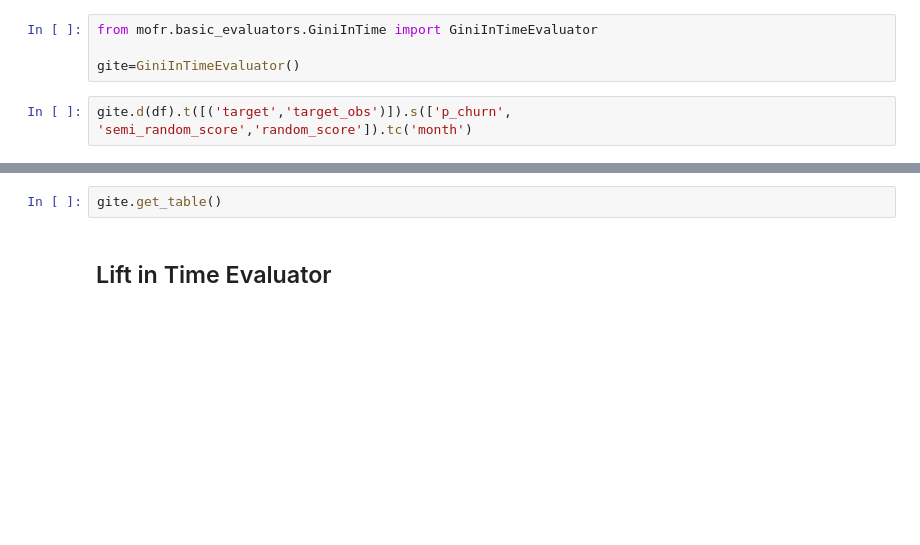
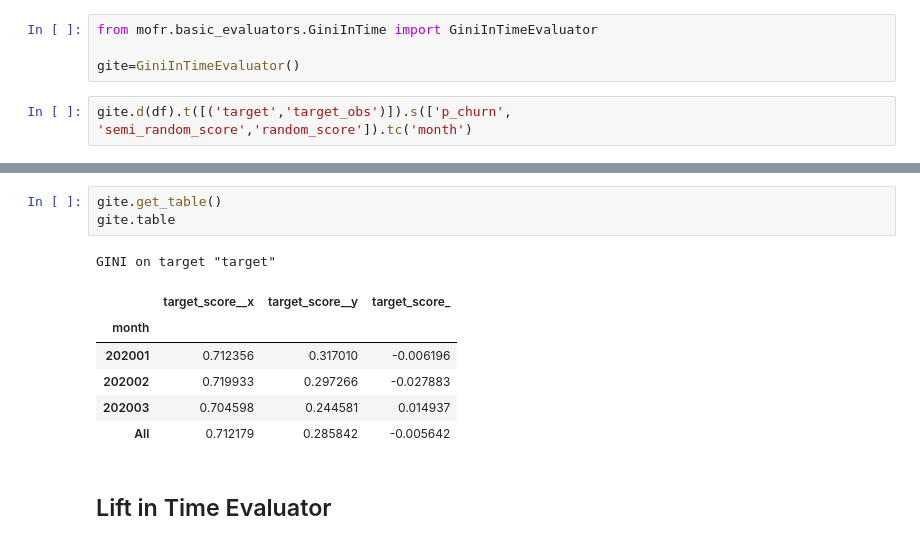
Before and after one commit to Vrboska/mofr, a Jupyter notebook: Testing.ipynb, the cells around one changed output, grey strips where cells are left out. Drawn from its saved outputs; the diff is of its cells as text; blank space fills up the shorter version.

```diff
--- a/Testing.ipynb
+++ b/Testing.ipynb
@@ -387,5 +387,14 @@ gite.get_graph()
 # %%
 gite.get_table()
+gite.table
+# %% [output]
+GINI on target "target"
+|  | target_score__x | target_score__y | target_score_ |
+| month |  |  |  |
+| 202001 | 0.712356 | 0.317010 | -0.006196 |
+| 202002 | 0.719933 | 0.297266 | -0.027883 |
+| 202003 | 0.704598 | 0.244581 | 0.014937 |
+| All | 0.712179 | 0.285842 | -0.005642 |
 # %% [markdown]
 ## Lift in Time Evaluator
 # %%
```
Also changed, not shown: parts of 21 cells of this notebook, 1 other file.
